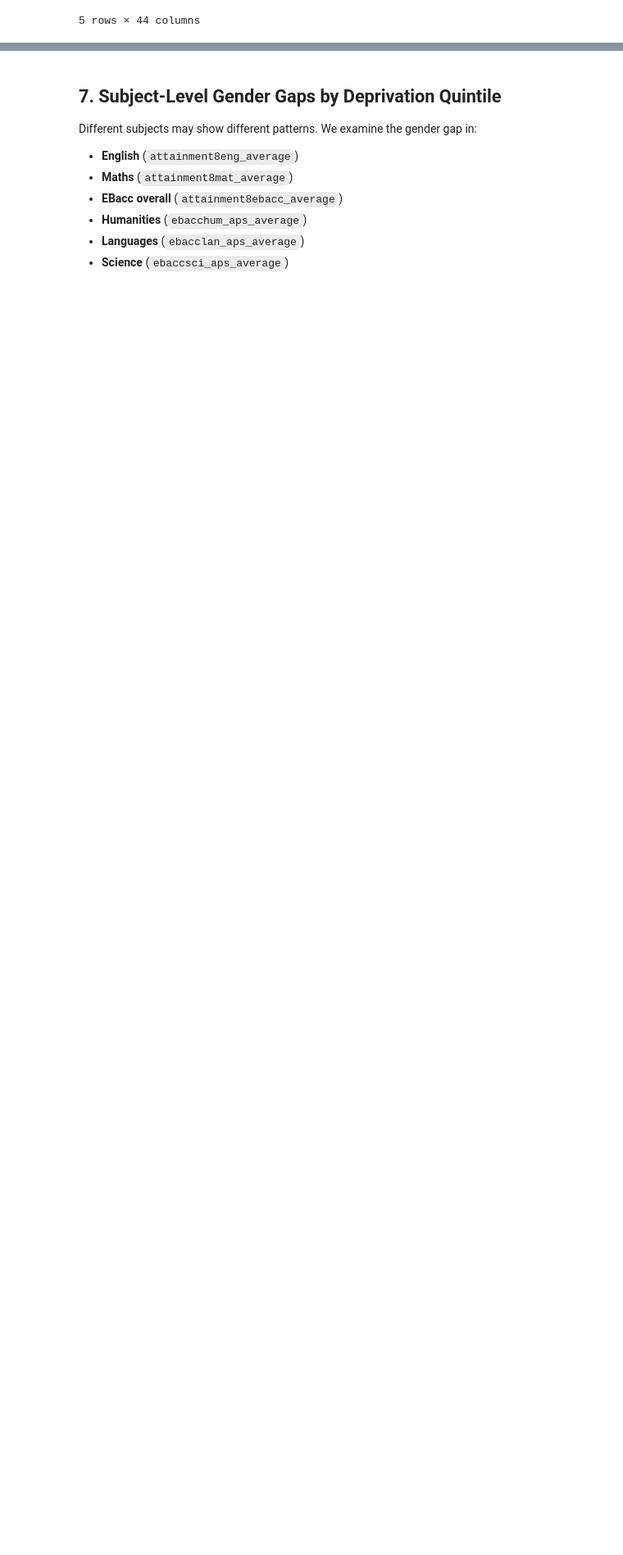
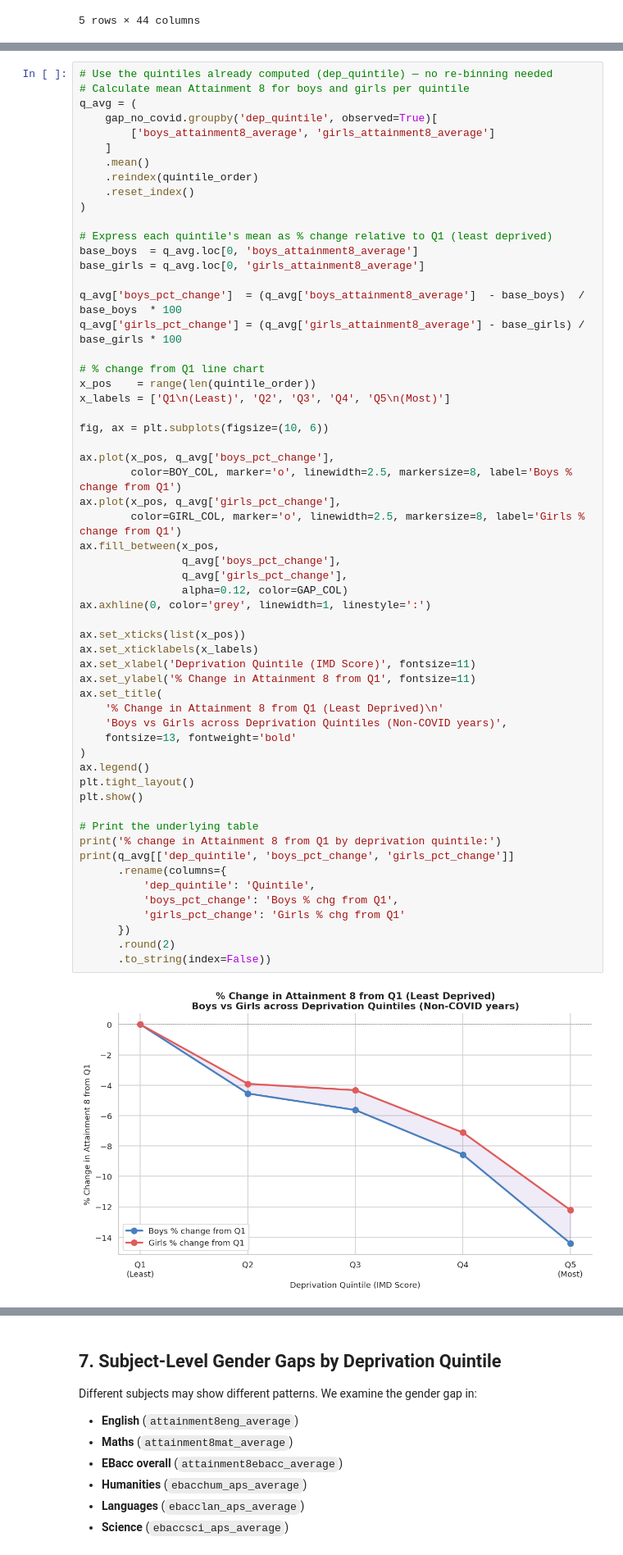
Before and after one commit to AislingLangston/CFG-DS-group-6-2026, a Jupyter notebook: Q4.ipynb, the cells around one changed output, grey strips where cells are left out. Shown at 82% size. Drawn from its saved outputs; the diff is of its cells as text; blank space fills up the shorter version.

```diff
--- a/Q4.ipynb
+++ b/Q4.ipynb
@@ -483,0 +487,60 @@ The widening gap could occur because:
+# %%
+# Use the quintiles already computed (dep_quintile) — no re-binning needed
+# Calculate mean Attainment 8 for boys and girls per quintile
+q_avg = (
+    gap_no_covid.groupby('dep_quintile', observed=True)[
+        ['boys_attainment8_average', 'girls_attainment8_average']
+    ]
+    .mean()
+    .reindex(quintile_order)
+    .reset_index()
+)
+
+# Express each quintile's mean as % change relative to Q1 (least deprived)
+base_boys  = q_avg.loc[0, 'boys_attainment8_average']
+base_girls = q_avg.loc[0, 'girls_attainment8_average']
+
+q_avg['boys_pct_change']  = (q_avg['boys_attainment8_average']  - base_boys)  / base_boys  * 100
+q_avg['girls_pct_change'] = (q_avg['girls_attainment8_average'] - base_girls) / base_girls * 100
+
+# % change from Q1 line chart
+x_pos    = range(len(quintile_order))
+x_labels = ['Q1\n(Least)', 'Q2', 'Q3', 'Q4', 'Q5\n(Most)']
+
+fig, ax = plt.subplots(figsize=(10, 6))
+
+ax.plot(x_pos, q_avg['boys_pct_change'],
+        color=BOY_COL, marker='o', linewidth=2.5, markersize=8, label='Boys % change from Q1')
+ax.plot(x_pos, q_avg['girls_pct_change'],
+        color=GIRL_COL, marker='o', linewidth=2.5, markersize=8, label='Girls % change from Q1')
+ax.fill_between(x_pos,
+                q_avg['boys_pct_change'],
+                q_avg['girls_pct_change'],
+                alpha=0.12, color=GAP_COL)
+ax.axhline(0, color='grey', linewidth=1, linestyle=':')
+
+ax.set_xticks(list(x_pos))
+ax.set_xticklabels(x_labels)
+ax.set_xlabel('Deprivation Quintile (IMD Score)', fontsize=11)
+ax.set_ylabel('% Change in Attainment 8 from Q1', fontsize=11)
+ax.set_title(
+    '% Change in Attainment 8 from Q1 (Least Deprived)\n'
+    'Boys vs Girls across Deprivation Quintiles (Non-COVID years)',
+    fontsize=13, fontweight='bold'
+)
+ax.legend()
+plt.tight_layout()
+plt.show()
+
+# Print the underlying table
+print('% change in Attainment 8 from Q1 by deprivation quintile:')
+print(q_avg[['dep_quintile', 'boys_pct_change', 'girls_pct_change']]
+      .rename(columns={
+          'dep_quintile': 'Quintile',
+          'boys_pct_change': 'Boys % chg from Q1',
+          'girls_pct_change': 'Girls % chg from Q1'
+      })
+      .round(2)
+      .to_string(index=False))
+# %% [output]
+[figure, added]
```
Also changed, not shown: parts of 12 cells of this notebook, 1 other file.
